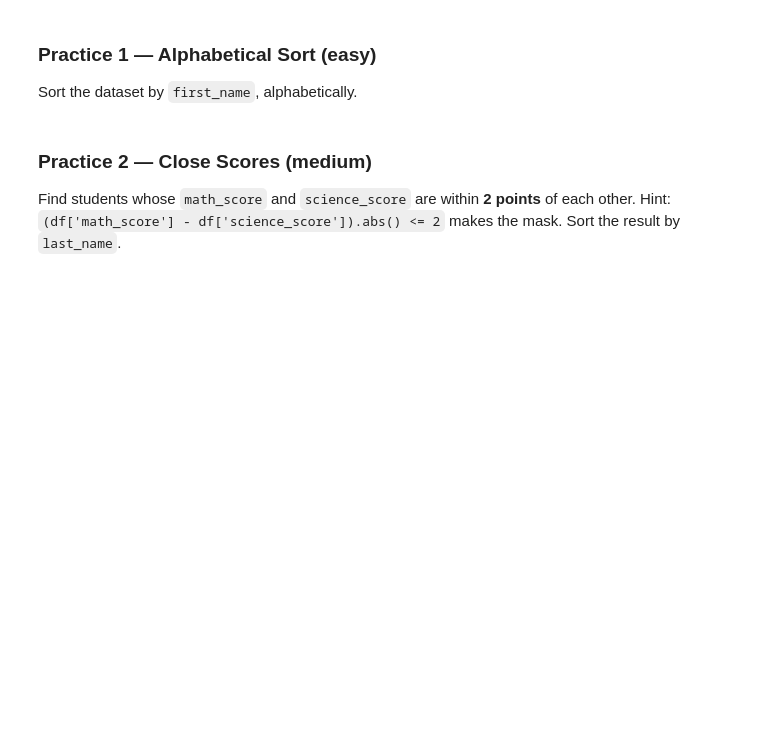
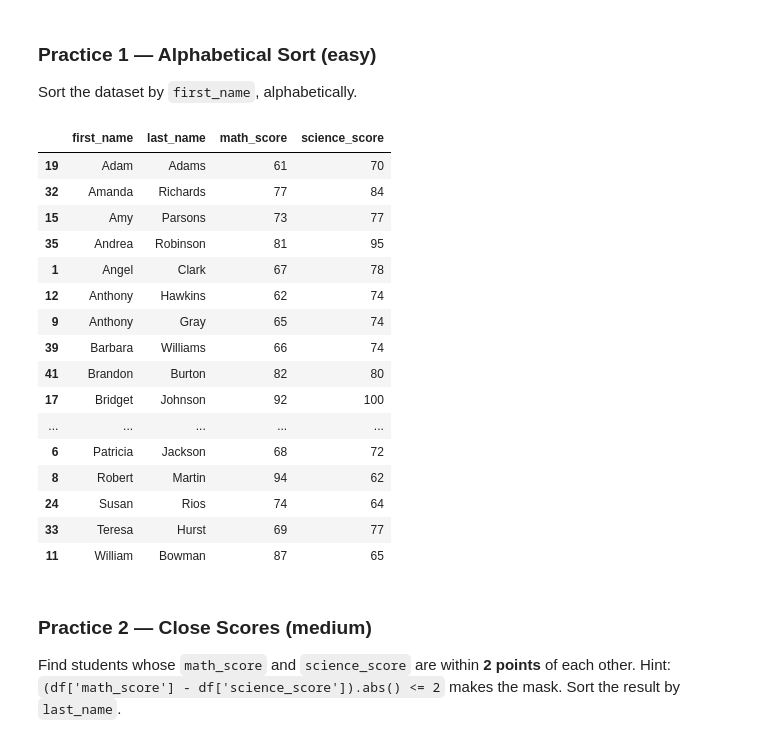
Before and after one commit to ECOKER1226/3603-data-science-coker, a Jupyter notebook: Work/06-Working_with_Data_Adv/06-Sorting_and_Filtering.ipynb, the cells around one changed output. Drawn from its saved outputs; the diff is of its cells as text; code cells hidden in the pictures; blank space fills up the shorter version.

```diff
--- a/Work/06-Working_with_Data_Adv/06-Sorting_and_Filtering.ipynb
+++ b/Work/06-Working_with_Data_Adv/06-Sorting_and_Filtering.ipynb
@@ -165,6 +371,25 @@ df.loc[row_condition, ['column_a', 'column_b']].sort_values('column_a')
 Sort the dataset by `first_name`, alphabetically.
 # %%
 # Your code here
+df.sort_values(by='first_name', ascending=True)
+# %% [output]
+|  | first_name | last_name | math_score | science_score |
+| 19 | Adam | Adams | 61 | 70 |
+| 32 | Amanda | Richards | 77 | 84 |
+| 15 | Amy | Parsons | 73 | 77 |
+| 35 | Andrea | Robinson | 81 | 95 |
+| 1 | Angel | Clark | 67 | 78 |
+| 12 | Anthony | Hawkins | 62 | 74 |
+| 9 | Anthony | Gray | 65 | 74 |
+| 39 | Barbara | Williams | 66 | 74 |
+| 41 | Brandon | Burton | 82 | 80 |
+| 17 | Bridget | Johnson | 92 | 100 |
+| ... | ... | ... | ... | ... |
+| 6 | Patricia | Jackson | 68 | 72 |
+| 8 | Robert | Martin | 94 | 62 |
+| 24 | Susan | Rios | 74 | 64 |
+| 33 | Teresa | Hurst | 69 | 77 |
+| 11 | William | Bowman | 87 | 65 |
 # %% [markdown]
 ### Practice 2 — Close Scores (medium)
 Find students whose `math_score` and `science_score` are within **2 points** of each other. Hint: `(df['math_score'] - df['science_score']).abs() <= 2` makes the mask. Sort the result by `last_name`.
```
Also changed, not shown: parts of 31 cells of this notebook.
